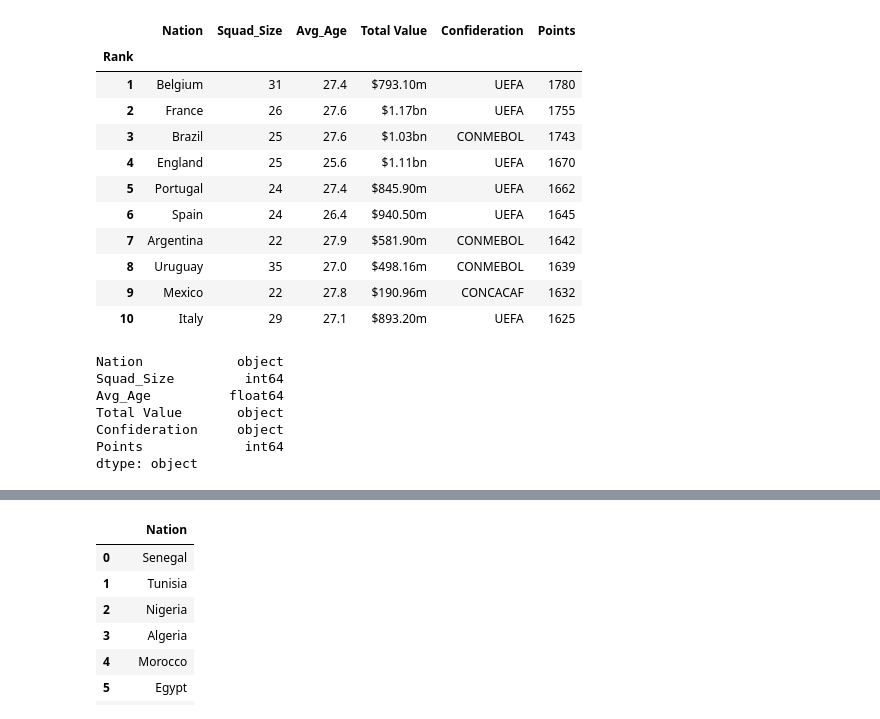
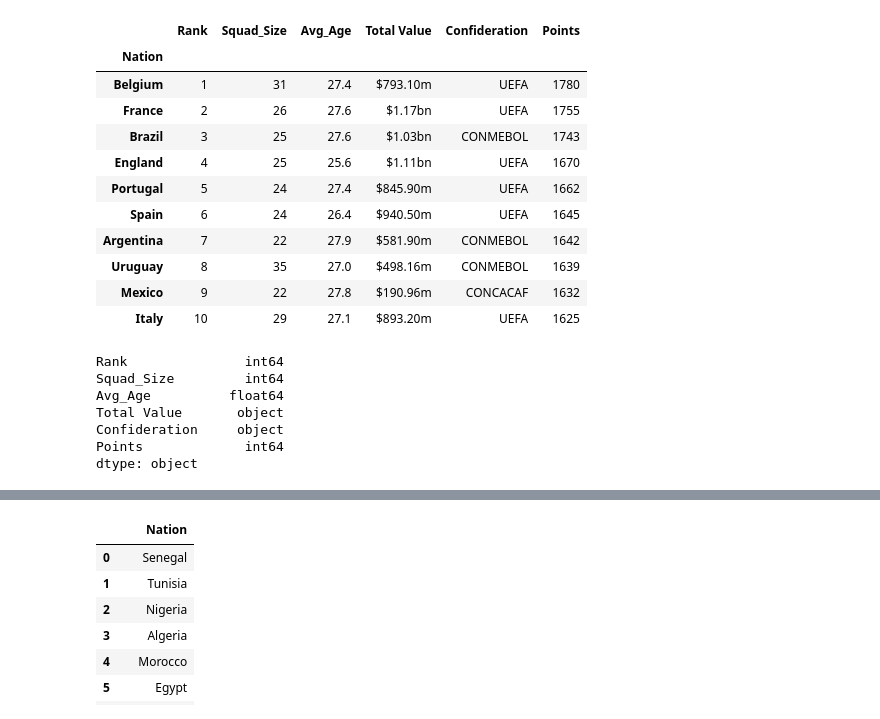
Before and after one commit to rajat3Illinois/2021_Spring_finals, a Jupyter notebook: WorldCupTeamPredictor.ipynb, the cells around one changed output, grey strips where cells are left out. Cells and saved outputs as stored; diff of their text form; code cells hidden in the pictures.

```diff
--- a/WorldCupTeamPredictor.ipynb
+++ b/WorldCupTeamPredictor.ipynb
@@ -2,25 +2,25 @@
 import pandas as pd
 import numpy as np
 # %%
-data_frame = pd.read_csv("Latest_Rankings.csv", index_col= 'Rank')
+data_frame = pd.read_csv("Latest_Rankings.csv",  )
 data_frame.head(10)
 # %% [output]
-|  | Nation | Squad_Size | Avg_Age | Total Value | Confideration | Points |
-| Rank |  |  |  |  |  |  |
-| 1 | Belgium | 31 | 27.4 | $793.10m | UEFA | 1780 |
-| 2 | France | 26 | 27.6 | $1.17bn | UEFA | 1755 |
-| 3 | Brazil | 25 | 27.6 | $1.03bn | CONMEBOL | 1743 |
-| 4 | England | 25 | 25.6 | $1.11bn | UEFA | 1670 |
-| 5 | Portugal | 24 | 27.4 | $845.90m | UEFA | 1662 |
-| 6 | Spain | 24 | 26.4 | $940.50m | UEFA | 1645 |
-| 7 | Argentina | 22 | 27.9 | $581.90m | CONMEBOL | 1642 |
-| 8 | Uruguay | 35 | 27.0 | $498.16m | CONMEBOL | 1639 |
-| 9 | Mexico | 22 | 27.8 | $190.96m | CONCACAF | 1632 |
-| 10 | Italy | 29 | 27.1 | $893.20m | UEFA | 1625 |
+|  | Rank | Squad_Size | Avg_Age | Total Value | Confideration | Points |
+| Nation |  |  |  |  |  |  |
+| Belgium | 1 | 31 | 27.4 | $793.10m | UEFA | 1780 |
+| France | 2 | 26 | 27.6 | $1.17bn | UEFA | 1755 |
+| Brazil | 3 | 25 | 27.6 | $1.03bn | CONMEBOL | 1743 |
+| England | 4 | 25 | 25.6 | $1.11bn | UEFA | 1670 |
+| Portugal | 5 | 24 | 27.4 | $845.90m | UEFA | 1662 |
+| Spain | 6 | 24 | 26.4 | $940.50m | UEFA | 1645 |
+| Argentina | 7 | 22 | 27.9 | $581.90m | CONMEBOL | 1642 |
+| Uruguay | 8 | 35 | 27.0 | $498.16m | CONMEBOL | 1639 |
+| Mexico | 9 | 22 | 27.8 | $190.96m | CONCACAF | 1632 |
+| Italy | 10 | 29 | 27.1 | $893.20m | UEFA | 1625 |
 # %%
 data_frame.dtypes
 # %% [output]
-Nation            object
+Rank               int64
 Squad_Size         int64
 Avg_Age          float64
 Total Value       object
```
Also changed, not shown: parts of 10 cells of this notebook, 2 other files.
